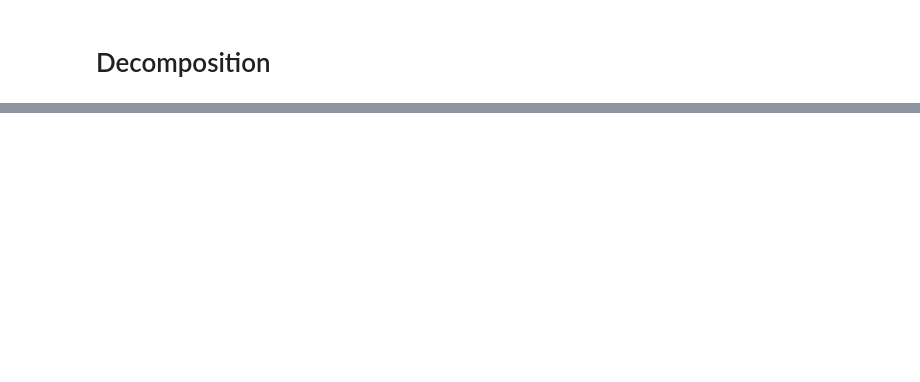
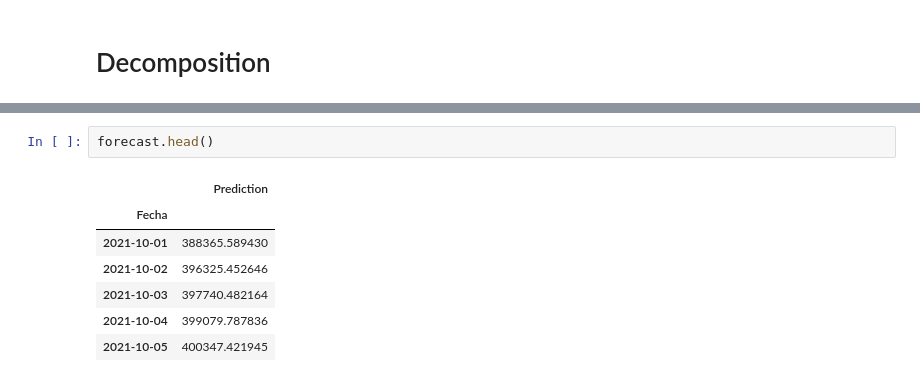
Before and after one commit to nensanc/cigrec2.5_spp_analytics, a Jupyter notebook: Time Series Analysis/main.ipynb, the cells around one changed output, grey strips where cells are left out. Cells and saved outputs as stored; diff of their text form; blank space fills up the shorter version.

```diff
--- a/Time Series Analysis/main.ipynb
+++ b/Time Series Analysis/main.ipynb
@@ -96,0 +176,10 @@ from statsmodels.tsa.seasonal import seasonal_decompose
+# %%
+forecast.head()
+# %% [output]
+|  | Prediction |
+| Fecha |  |
+| 2021-10-01 | 388365.589430 |
+| 2021-10-02 | 396325.452646 |
+| 2021-10-03 | 397740.482164 |
+| 2021-10-04 | 399079.787836 |
+| 2021-10-05 | 400347.421945 |
```
Also changed, not shown: parts of 14 cells of this notebook.
